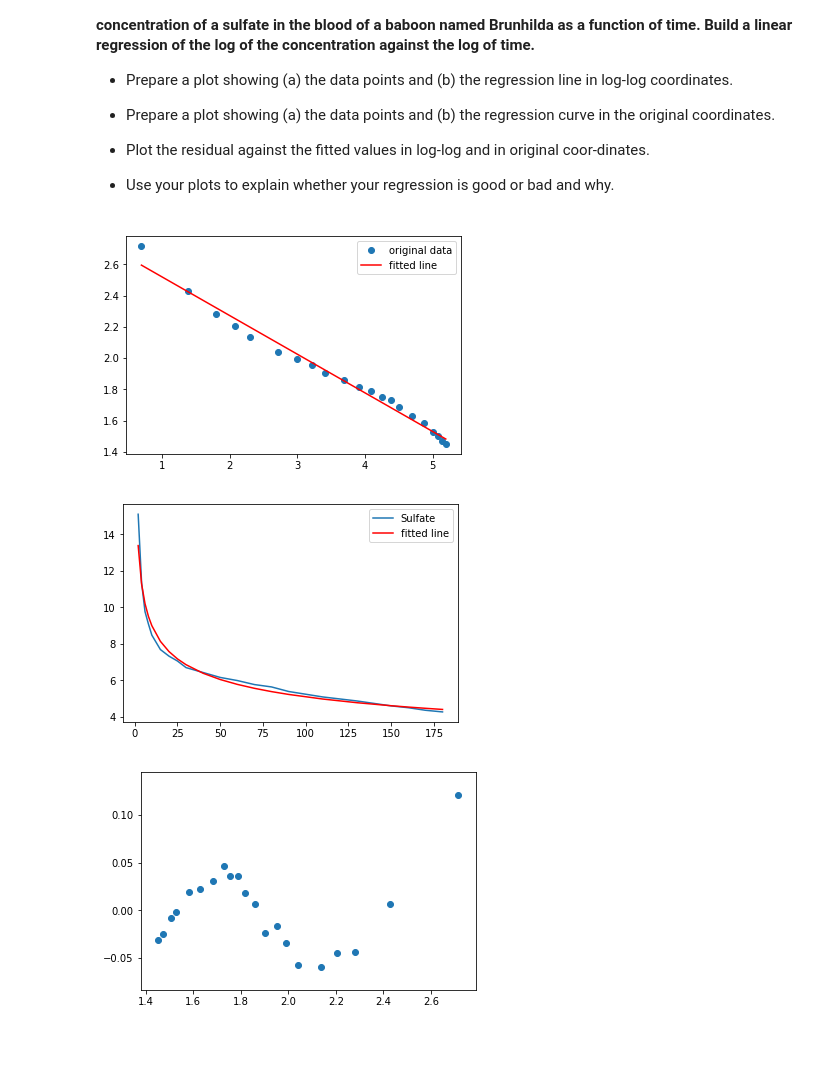
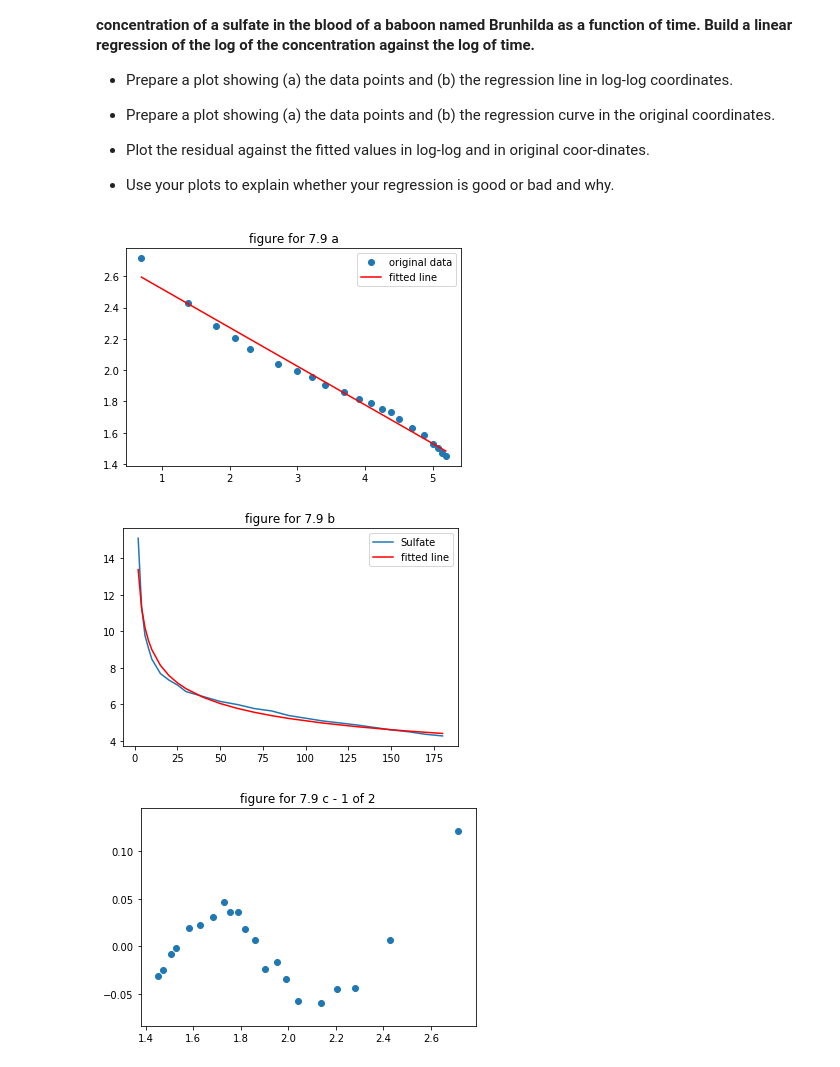
Before and after one commit to behroozmrd47/CS-498-AML-HW5, a Jupyter notebook: 7.9.ipynb, the cells around one changed output. Cells and saved outputs as stored; diff of their text form; code cells hidden in the pictures.

Commit message:
Added title for figures

```diff
--- a/7.9.ipynb
+++ b/7.9.ipynb
@@ -25,12 +25,13 @@ y_log = np.log(df.Sulfate)
 # %%
 # ref: https://docs.scipy.org/doc/scipy/reference/generated/scipy.stats.linregress.html
 slope, intercept, r_value, p_value, std_err = linregress(x_log, y_log)
 plt.plot(x_log, y_log, 'o', label='original data')
 plt.plot(x_log, intercept + slope*x_log, 'r', label='fitted line')
 plt.legend()
+plt.title("figure for 7.9 a")
 plt.show()
 # %% [output]
-[figure, old version]
+[figure, new version]
 # %%
 y_log_predicted = slope * x_log + intercept
 y_log_residual = y_log - y_log_predicted
@@ -44,16 +45,18 @@ plt.plot(x, y)
 
 plt.plot(x, y_predicted, 'r', label='fitted line')
 plt.legend()
+plt.title("figure for 7.9 b")
 plt.show()
 # %% [output]
-[figure, old version]
+[figure, new version]
 # %%
 y_residual = y - y_predicted
 
 plt.scatter(y_log, y_log_residual)
+plt.title("figure for 7.9 c - 1 of 2")
 plt.show()
 # %% [output]
-[figure, old version]
+[figure, new version]
 # %%
 
 plt.scatter(y, y_residual)
```
Also changed, not shown: parts of 2 cells of this notebook.
